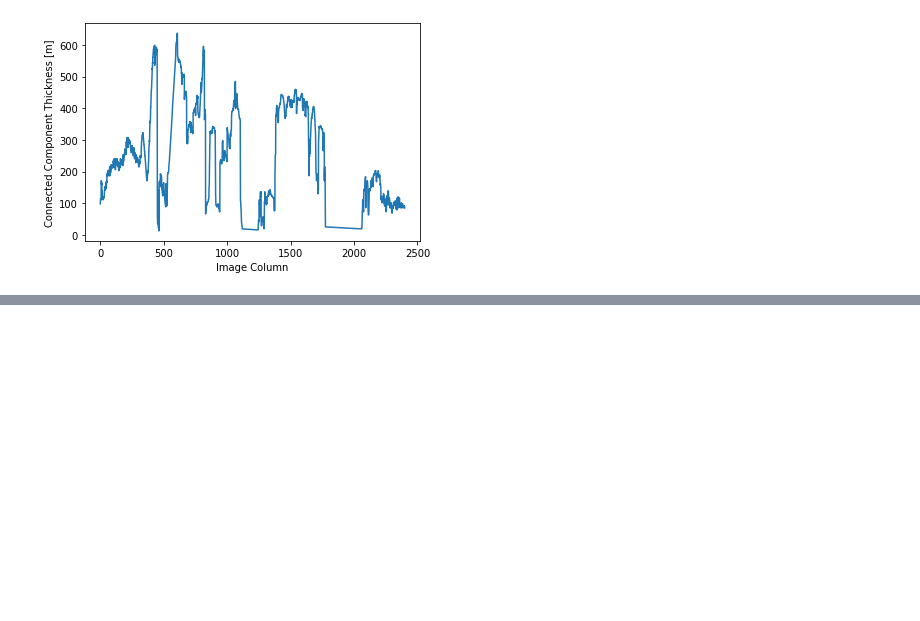
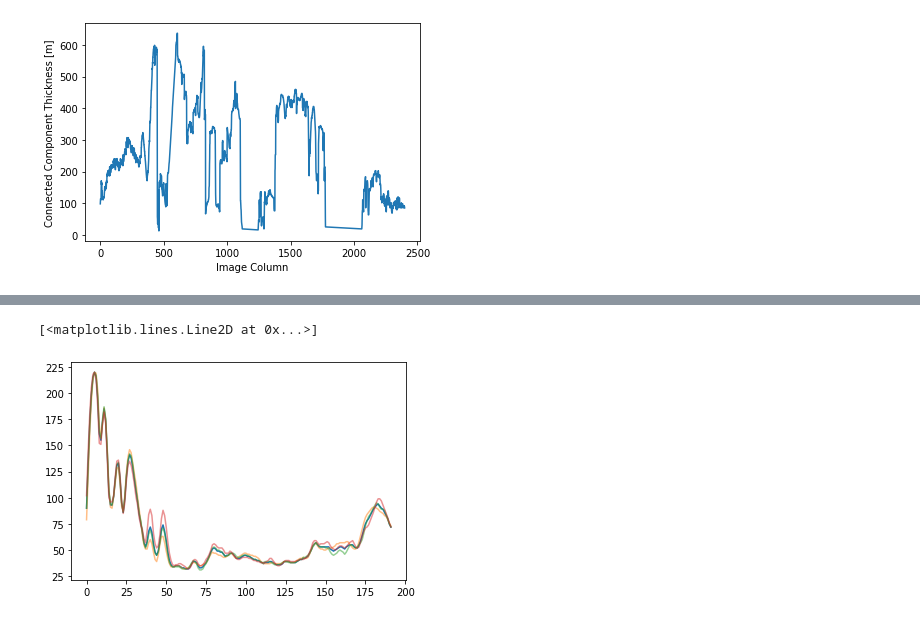
Before and after one commit to GiuliaLovati/Tesy, a Jupyter notebook: ConnectedComponents.ipynb, the cells around one changed output, grey strips where cells are left out. Cells and saved outputs as stored; diff of their text form; code cells hidden in the pictures; blank space fills up the shorter version.

```diff
--- a/ConnectedComponents.ipynb
+++ b/ConnectedComponents.ipynb
@@ -308,0 +337,15 @@ Text(0, 0.5, 'Connected Component Thickness [m]')
+# %%
+#case in which the selected columns have the same lenght and initial and final point (only b, c, d)
+
+new = np.zeros_like(b)
+for i in range(len(b)):
+    new[i] = (np.uint16(b[i])+np.uint16(c[i])+np.uint16(d[i]))/3
+
+
+plot(new)
+plot(b,alpha=0.5)
+plot(c,alpha=0.5)
+plot(d,alpha=0.5)
+# %% [output]
+[<matplotlib.lines.Line2D at 0x...>]
+[figure, added]
```
Also changed, not shown: parts of 23 cells of this notebook.
